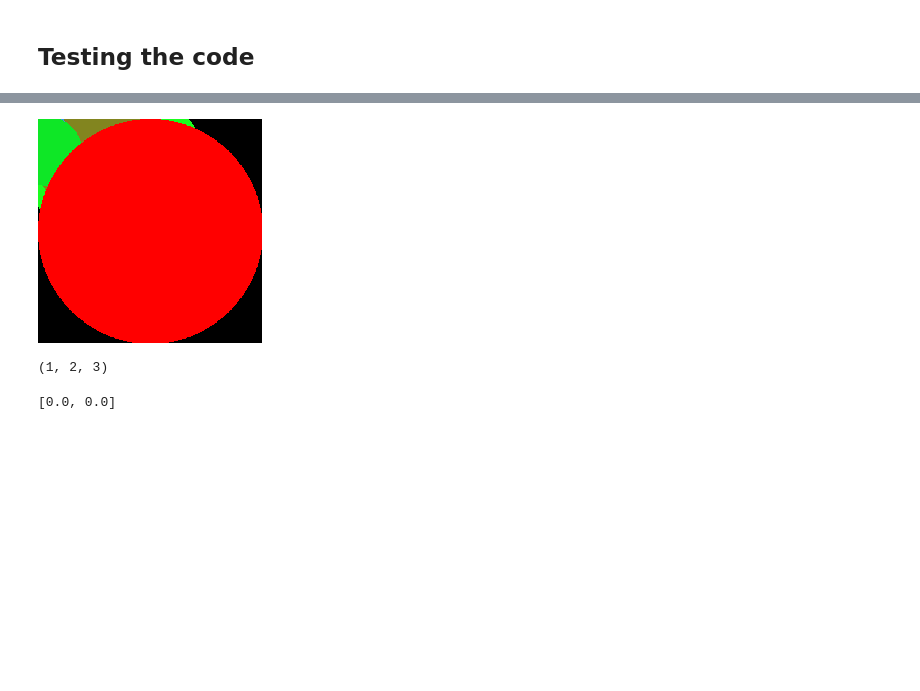
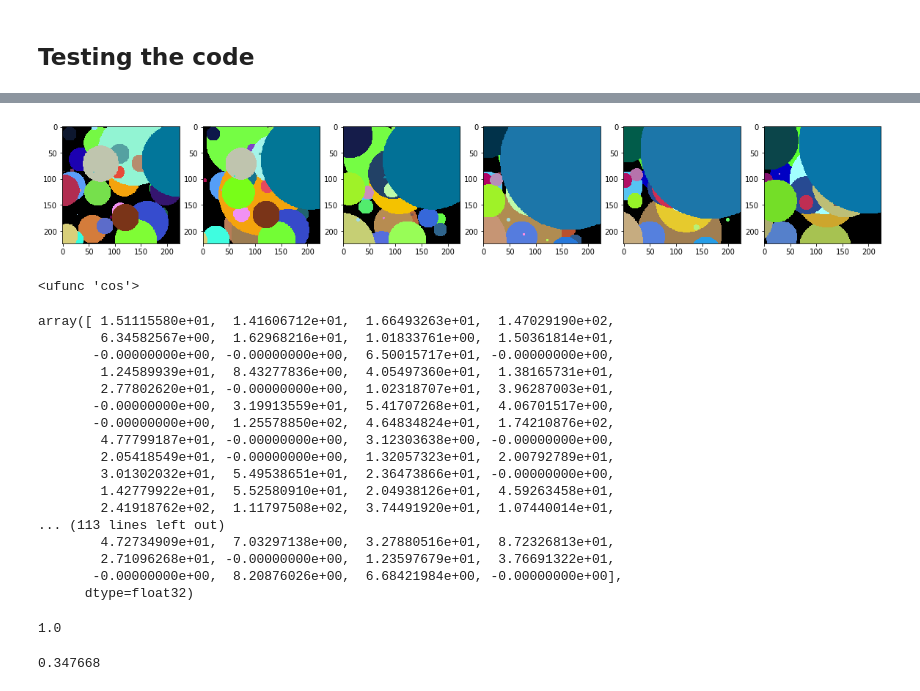
Before and after one commit to jackbenn/shapeifier, a Jupyter notebook: Shapeifier.ipynb, the cells around one changed output, grey strips where cells are left out. Cells and saved outputs as stored; diff of their text form; code cells hidden in the pictures; blank space fills up the shorter version.

Commit message:
add transformation with model and scoring against target

```diff
--- a/Shapeifier.ipynb
+++ b/Shapeifier.ipynb
@@ -88,13 +78,45 @@ f2.draw(224)
-# %%
-drawfim.ellipse([0,0,224,224], (255, 0, 0))
-fim
-# %% [output]
-[figure, removed]
-# %%
-tuple(np.array([1,2,3]))
-# %% [output]
-(1, 2, 3)
-# %%
-np.zeros((2,)).tolist()
-# %% [output]
-[0.0, 0.0]
+# %%
+images = [f.draw()]
+for i in range(5):
+    f = f.clone_and_mutate()
+    images.append(f.draw())
+
+fig, axs = plt.subplots(1, len(images), figsize=(20, 4))
+for image, ax in zip(images, axs.flatten()):
+    ax.imshow(image)
+# %% [output]
+[figure, added]
+# %%
+np.cos
+# %% [output]
+<ufunc 'cos'>
+# %%
+f.transform(model)
+# %% [output]
+array([ 1.51115580e+01,  1.41606712e+01,  1.66493263e+01,  1.47029190e+02,
+        6.34582567e+00,  1.62968216e+01,  1.01833761e+00,  1.50361814e+01,
+       -0.00000000e+00, -0.00000000e+00,  6.50015717e+01, -0.00000000e+00,
+        1.24589939e+01,  8.43277836e+00,  4.05497360e+01,  1.38165731e+01,
+        2.77802620e+01, -0.00000000e+00,  1.02318707e+01,  3.96287003e+01,
+       -0.00000000e+00,  3.19913559e+01,  5.41707268e+01,  4.06701517e+00,
+       -0.00000000e+00,  1.25578850e+02,  4.64834824e+01,  1.74210876e+02,
+        4.77799187e+01, -0.00000000e+00,  3.12303638e+00, -0.00000000e+00,
+        2.05418549e+01, -0.00000000e+00,  1.32057323e+01,  2.00792789e+01,
+        3.01302032e+01,  5.49538651e+01,  2.36473866e+01, -0.00000000e+00,
+        1.42779922e+01,  5.52580910e+01,  2.04938126e+01,  4.59263458e+01,
+        2.41918762e+02,  1.11797508e+02,  3.74491920e+01,  1.07440014e+01,
+... (113 lines left out)
+        4.72734909e+01,  7.03297138e+00,  3.27880516e+01,  8.72326813e+01,
+        2.71096268e+01, -0.00000000e+00,  1.23597679e+01,  3.76691322e+01,
+       -0.00000000e+00,  8.20876026e+00,  6.68421984e+00, -0.00000000e+00],
+      dtype=float32)
+# %%
+target = model.predict(aliarray).flatten()
+target /= np.linalg.norm(target)
+target @ target
+# %% [output]
+1.0
+# %%
+f.score(model, target)
+# %% [output]
+0.347668
```
Also changed, not shown: parts of 2 cells of this notebook, 1 other file.
